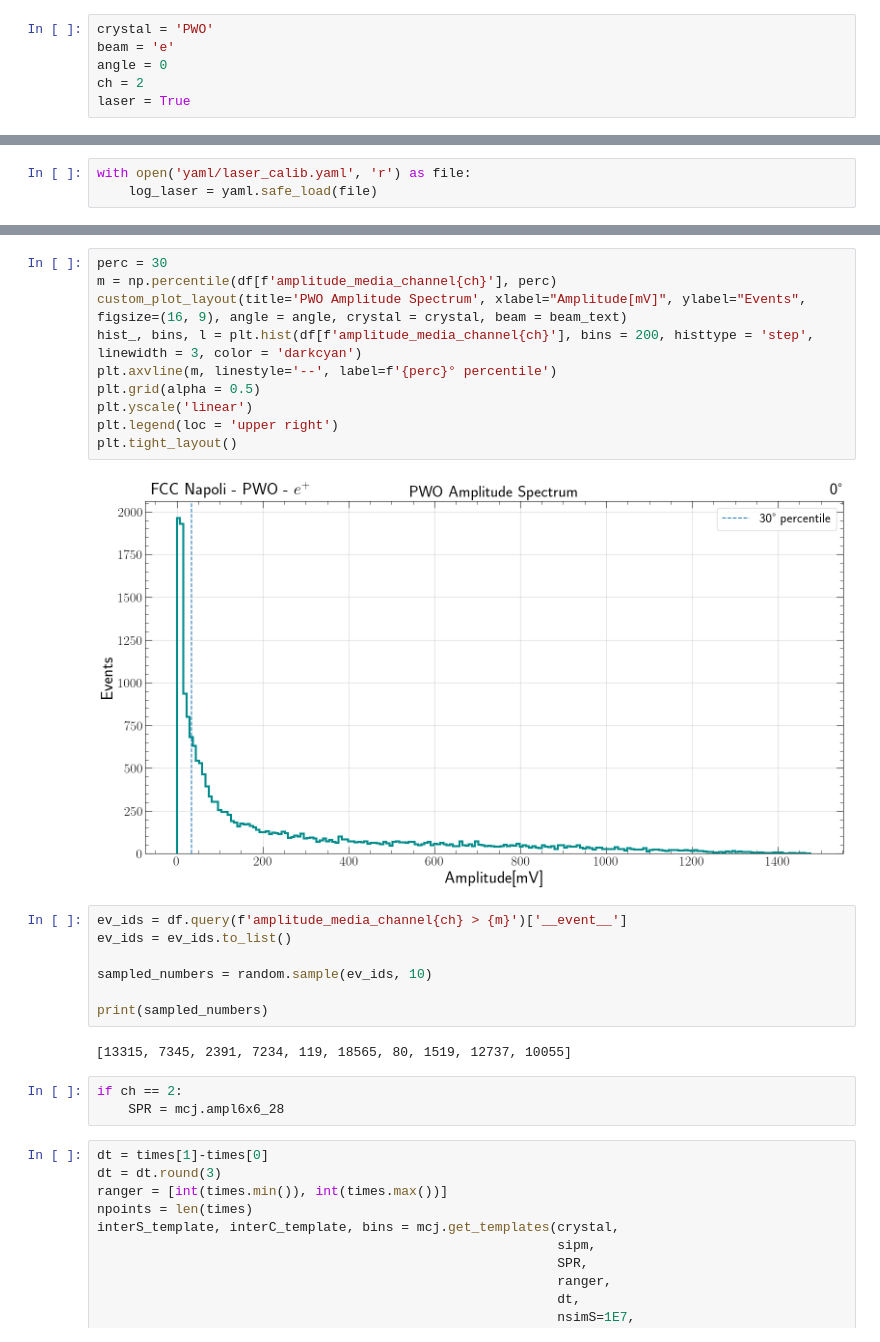
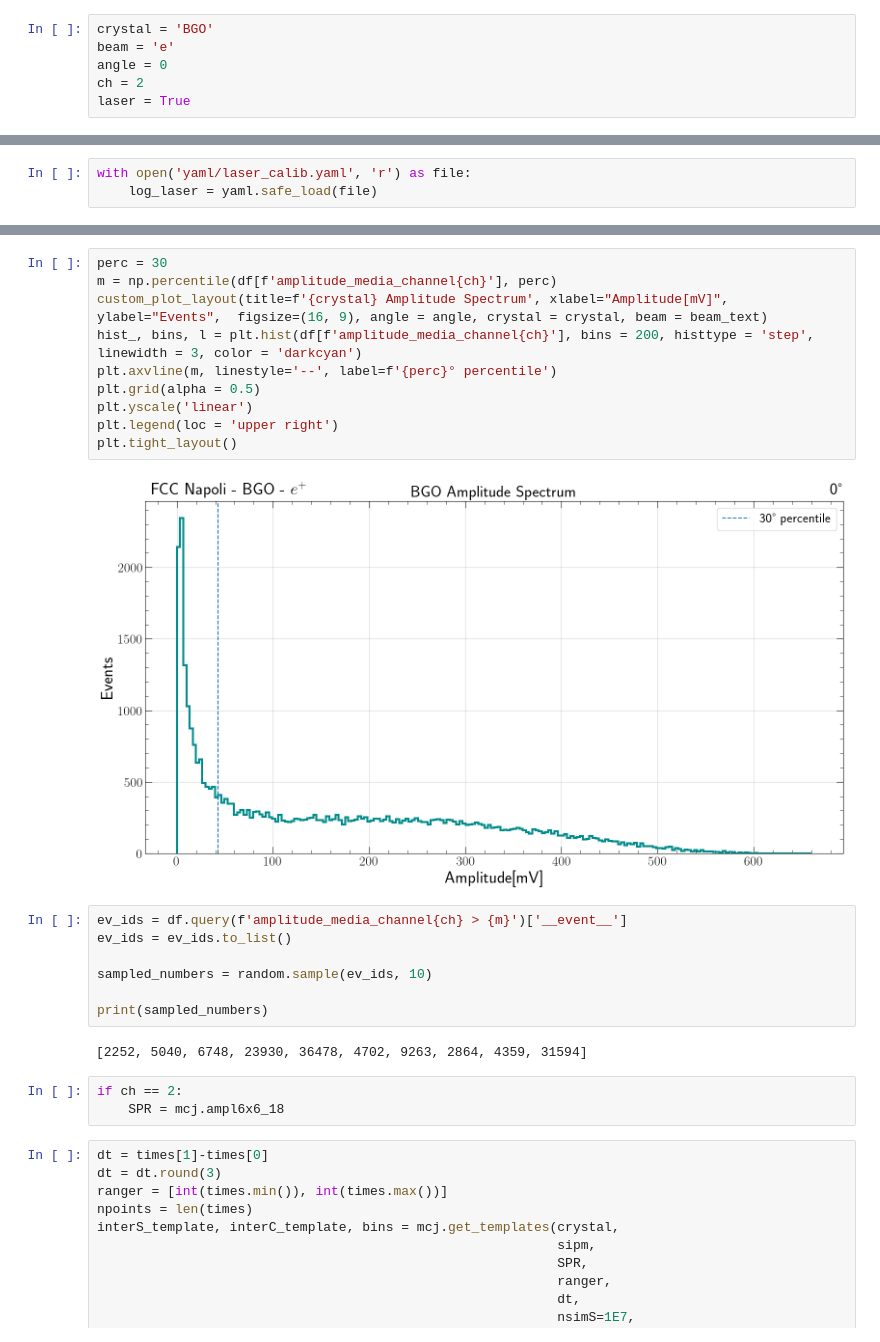
Before and after one commit to FCCNA/fcc-testbeam_analysis, a Jupyter notebook: CherenkovYieldFit.ipynb, the cells around one changed output, grey strips where cells are left out. Drawn from its saved outputs; the diff is of its cells as text.

```diff
--- a/CherenkovYieldFit.ipynb
+++ b/CherenkovYieldFit.ipynb
@@ -47,7 +47,7 @@ make_dir('parqs')
 # %%
 import random
 # %%
-crystal = 'PWO'
+crystal = 'BGO'
 beam = 'e'
 angle = 0
 ch = 2
@@ -90,15 +92,15 @@ if laser:
 # %%
 perc = 30
 m = np.percentile(df[f'amplitude_media_channel{ch}'], perc)
-custom_plot_layout(title='PWO Amplitude Spectrum', xlabel="Amplitude[mV]", ylabel="Events",  figsize=(16, 9), angle = angle, crystal = crystal, beam = beam_text)
+custom_plot_layout(title=f'{crystal} Amplitude Spectrum', xlabel="Amplitude[mV]", ylabel="Events",  figsize=(16, 9), angle = angle, crystal = crystal, beam = beam_text)
 hist_, bins, l = plt.hist(df[f'amplitude_media_channel{ch}'], bins = 200, histtype = 'step', linewidth = 3, color = 'darkcyan')
 plt.axvline(m, linestyle='--', label=f'{perc}° percentile')
 plt.grid(alpha = 0.5)
 plt.yscale('linear')
 plt.legend(loc = 'upper right')
 plt.tight_layout()
 # %% [output]
-[figure, old version]
+[figure, new version]
 # %%
 ev_ids = df.query(f'amplitude_media_channel{ch} > {m}')['__event__']
 ev_ids = ev_ids.to_list()
@@ -107,10 +109,10 @@ sampled_numbers = random.sample(ev_ids, 10)
 
 print(sampled_numbers)
 # %% [output]
-[13315, 7345, 2391, 7234, 119, 18565, 80, 1519, 12737, 10055]
+[2252, 5040, 6748, 23930, 36478, 4702, 9263, 2864, 4359, 31594]
 # %%
 if ch == 2:
-    SPR = mcj.ampl6x6_28
+    SPR = mcj.ampl6x6_18
 # %%
 dt = times[1]-times[0]
 dt = dt.round(3)
```
Also changed, not shown: parts of 5 cells of this notebook, 2 other files.
